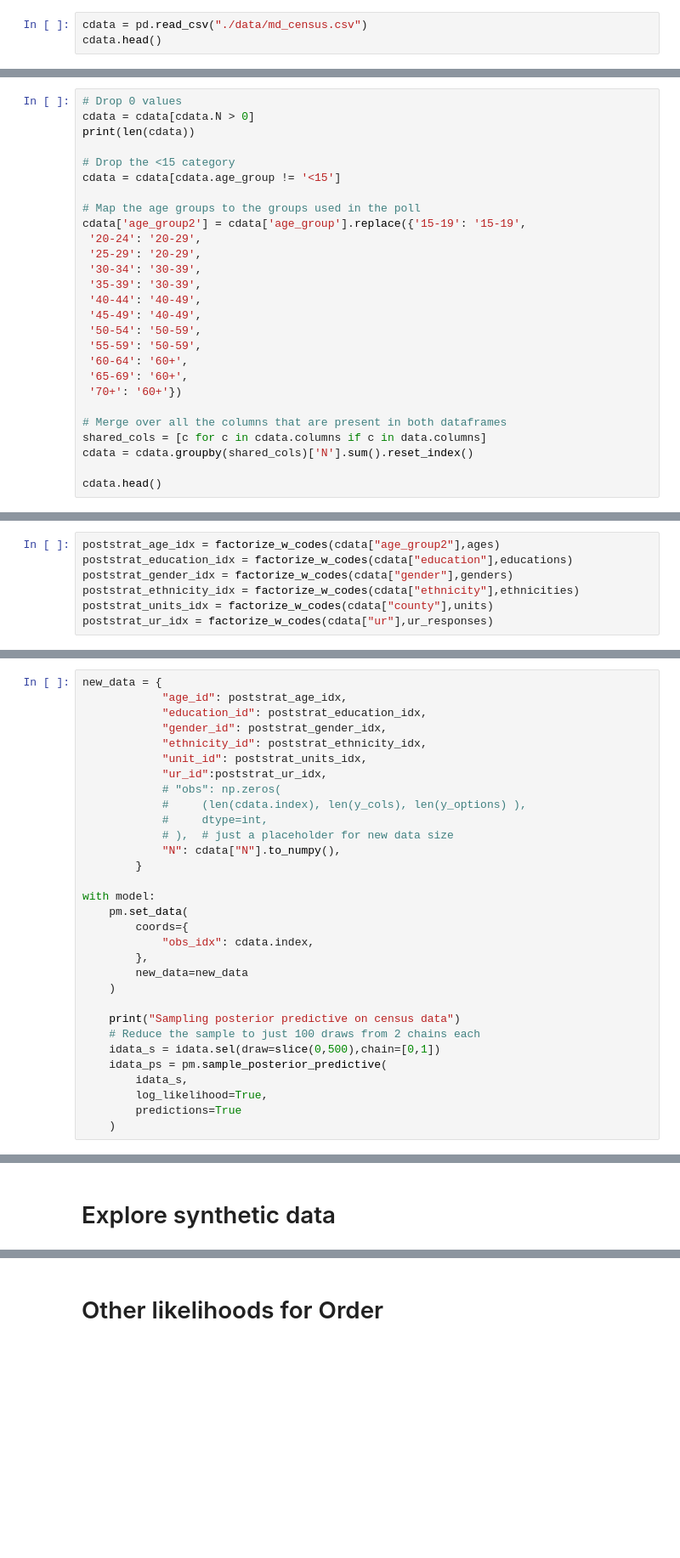
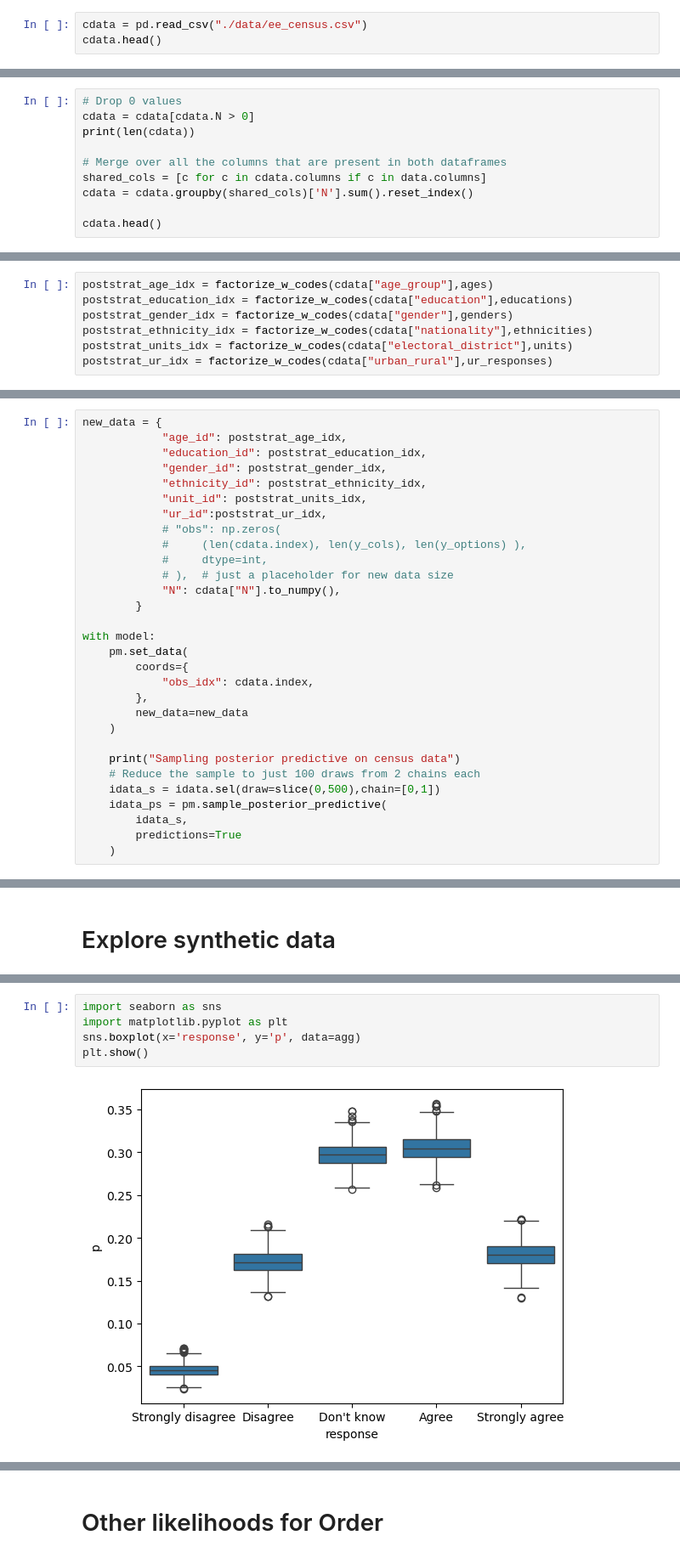
Before and after one commit to tarmojuristo/bayes2025, a Jupyter notebook: mrp.ipynb, the cells around one changed output, grey strips where cells are left out. Shown at 85% size. Saved outputs shown, nothing was run; the diff lists cells and outputs as text; blank space fills up the shorter version.

```diff
--- a/mrp.ipynb
+++ b/mrp.ipynb
@@ -164,5 +217,5 @@ az.plot_trace(idata, var_names=["~_offset","~_probs"], filter_vars="regex");
 # %% [markdown]
 ### Process census data
 # %%
-cdata = pd.read_csv("./data/md_census.csv")
+cdata = pd.read_csv("./data/ee_census.csv")
 cdata.head()
@@ -170,23 +230,6 @@ cdata.head()
 # Drop 0 values
 cdata = cdata[cdata.N > 0]
 print(len(cdata))
-
-# Drop the <15 category
-cdata = cdata[cdata.age_group != '<15']
-
-# Map the age groups to the groups used in the poll
-cdata['age_group2'] = cdata['age_group'].replace({'15-19': '15-19',
- '20-24': '20-29',
- '25-29': '20-29',
- '30-34': '30-39',
- '35-39': '30-39',
- '40-44': '40-49',
- '45-49': '40-49',
- '50-54': '50-59',
- '55-59': '50-59',
- '60-64': '60+',
- '65-69': '60+',
- '70+': '60+'})
 
 # Merge over all the columns that are present in both dataframes
 shared_cols = [c for c in cdata.columns if c in data.columns]
@@ -211,12 +262,12 @@ def factorize_w_codes(s, codes):
         raise Exception(f'Codes for {s.name} do not match all values: {vals}')
     return res.to_numpy()
 # %%
-poststrat_age_idx = factorize_w_codes(cdata["age_group2"],ages)
+poststrat_age_idx = factorize_w_codes(cdata["age_group"],ages)
 poststrat_education_idx = factorize_w_codes(cdata["education"],educations)
 poststrat_gender_idx = factorize_w_codes(cdata["gender"],genders)
-poststrat_ethnicity_idx = factorize_w_codes(cdata["ethnicity"],ethnicities)
-poststrat_units_idx = factorize_w_codes(cdata["county"],units)
-poststrat_ur_idx = factorize_w_codes(cdata["ur"],ur_responses)
+poststrat_ethnicity_idx = factorize_w_codes(cdata["nationality"],ethnicities)
+poststrat_units_idx = factorize_w_codes(cdata["electoral_district"],units)
+poststrat_ur_idx = factorize_w_codes(cdata["urban_rural"],ur_responses)
 # %% [markdown]
 ### Condition model on new data
 # %%
@@ -247,6 +298,5 @@ with model:
     idata_s = idata.sel(draw=slice(0,500),chain=[0,1])
     idata_ps = pm.sample_posterior_predictive(
         idata_s,
-        log_likelihood=True,
         predictions=True
     )
@@ -302,0 +347,7 @@ alt.Chart(data).mark_bar().encode(
+# %%
+import seaborn as sns
+import matplotlib.pyplot as plt
+sns.boxplot(x='response', y='p', data=agg)
+plt.show()
+# %% [output]
+[figure, added]
```
Also changed, not shown: parts of 26 cells of this notebook, 6 other files.
